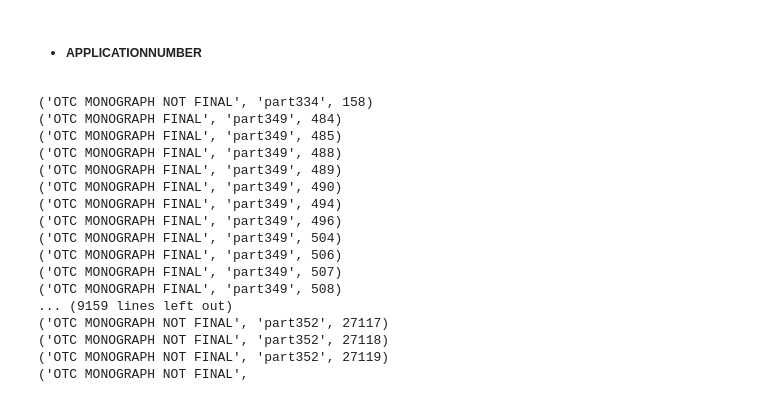
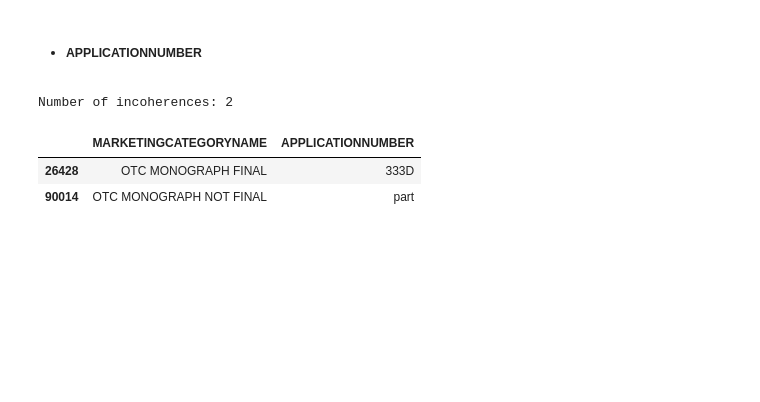
Before and after one commit to T-amairi/IFT870, a Jupyter notebook: TP2/tp2.ipynb, the cells around one changed output. Cells and saved outputs as stored; diff of their text form; code cells hidden in the pictures; blank space fills up the shorter version.

```diff
--- a/TP2/tp2.ipynb
+++ b/TP2/tp2.ipynb
@@ -293,0 +303,7 @@ Column : STARTMARKETINGDATE, Max date: 1900-01-07 00:00:00, min date: 2020-02-14
+# %%
+# get mask
+mask = dfProd['STARTMARKETINGDATE'] == dfProd['STARTMARKETINGDATE'].min()
+# drop rows
+dfProd.drop(index=dfProd[mask].index, inplace=True)
+# recheck
+printMinMaxDate(dfProd, 'STARTMARKETINGDATE')
@@ -296,45 +314,42 @@ Column : STARTMARKETINGDATE, Max date: 1900-01-07 00:00:00, min date: 2020-02-14
 # %%
 # check the inter-incoherence between the app number and the marketing cat
 def checkAppNumber(df):
     # dont treat rows with nan values
     dfFiltered = dfProd[dfProd.iloc[:,[10,11]].notnull().all(1)].iloc[:,[10,11]]
     col1 = dfFiltered.iloc[:,0]
     col2 = dfFiltered.iloc[:,1]
 
-    # get idx where col2 is a not substring of col1
+    # get idx where the inter-incoherence is not respected
     idxToDrop = list()
     for x in zip(col1, col2, col1.index):
-        if x[0] not in x[1]:
-            print(x)
-            cat = x[0].upper()
-            if cat == 'OTC MONOGRAPH NOT FINAL' or cat == 'OTC MONOGRAPH FINAL':
+        # get category
+        cat = x[0].split(' ')[0]
+
+        # check if the application number contains a single digit
+        if not any(i.isdigit() for i in x[1]):
+            idxToDrop.append(x[2])
+
+        # check if cat is a substring of the application number
+        elif cat not in x[1]:
+            if cat == 'OTC':
                 if 'part' not in x[1]:
+                    idxToDrop.append(x[2])
+            elif cat == 'NDA':
+                if 'BN' not in x[1]:
+                    idxToDrop.append(x[2])
+            elif cat == 'ANDA':
+                if 'BA' not in x[1]:
                     idxToDrop.append(x[2])
             else:
                 idxToDrop.append(x[2])
 
-    print(idxToDrop)
-
-    # drop rows
-    # df.drop(index=idxToDrop, inplace=True)
-    print("Number of incoherences dropped:", len(idxToDrop))
+    # print
+    print("Number of incoherences:", len(idxToDrop))
+    display(df.loc[idxToDrop, df.columns[[10,11]]])
 
 checkAppNumber(dfProd)
 # %% [output]
-('OTC MONOGRAPH NOT FINAL', 'part334', 158)
-('OTC MONOGRAPH FINAL', 'part349', 484)
-('OTC MONOGRAPH FINAL', 'part349', 485)
-('OTC MONOGRAPH FINAL', 'part349', 488)
-('OTC MONOGRAPH FINAL', 'part349', 489)
-('OTC MONOGRAPH FINAL', 'part349', 490)
-('OTC MONOGRAPH FINAL', 'part349', 494)
-('OTC MONOGRAPH FINAL', 'part349', 496)
-('OTC MONOGRAPH FINAL', 'part349', 504)
-('OTC MONOGRAPH FINAL', 'part349', 506)
-('OTC MONOGRAPH FINAL', 'part349', 507)
-('OTC MONOGRAPH FINAL', 'part349', 508)
-... (9159 lines left out)
-('OTC MONOGRAPH NOT FINAL', 'part352', 27117)
-('OTC MONOGRAPH NOT FINAL', 'part352', 27118)
-('OTC MONOGRAPH NOT FINAL', 'part352', 27119)
-('OTC MONOGRAPH NOT FINAL',
+Number of incoherences: 2
+|  | MARKETINGCATEGORYNAME | APPLICATIONNUMBER |
+| 26428 | OTC MONOGRAPH FINAL | 333D |
+| 90014 | OTC MONOGRAPH NOT FINAL | part |
```
Also changed, not shown: parts of 54 cells of this notebook.
